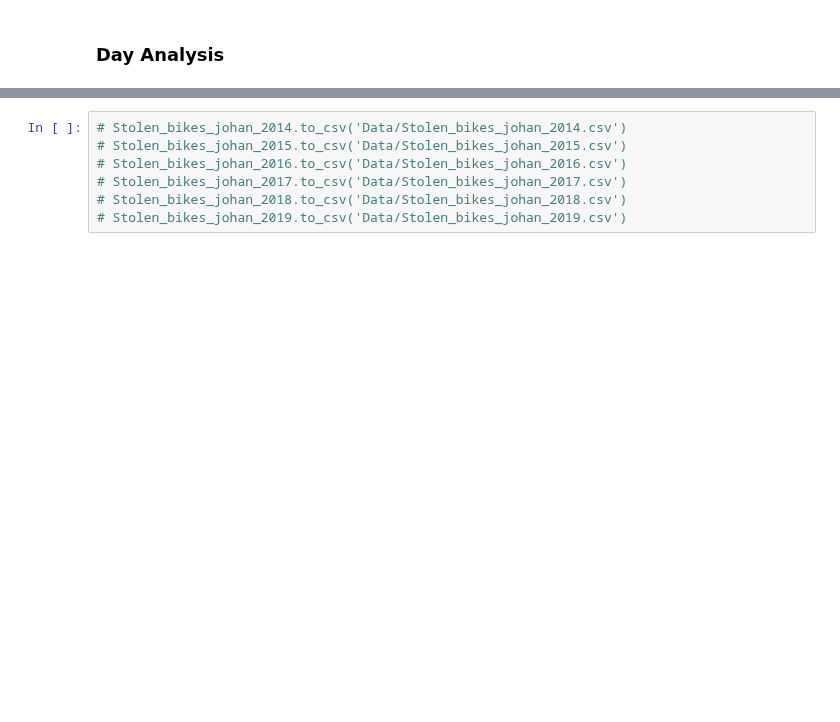
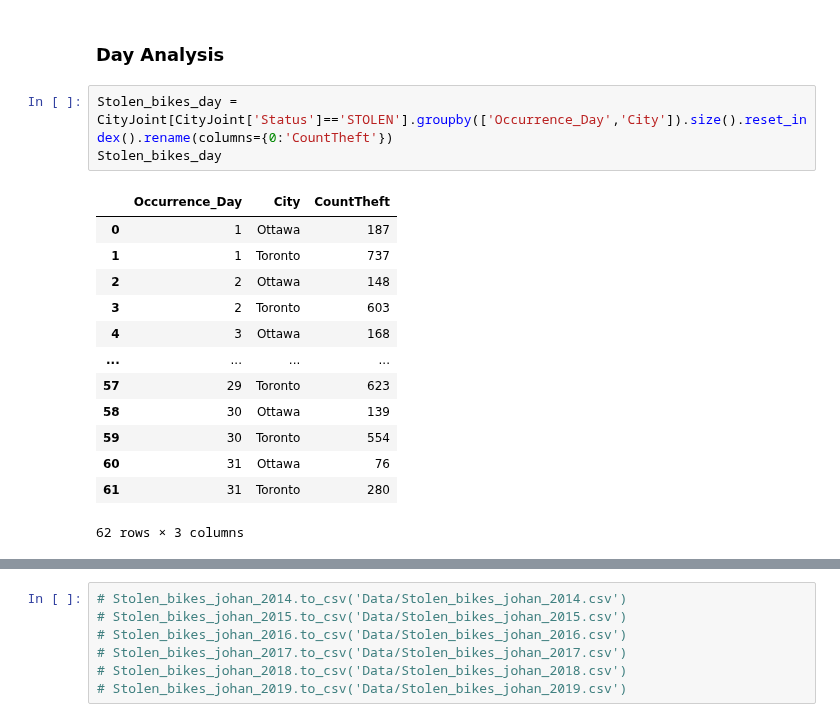
Before and after one commit to TEAM-IMT/bikes-theft-model, a Jupyter notebook: Codigos/Statistics_Census_Tatiana.ipynb, the cells around one changed output, grey strips where cells are left out. Cells and saved outputs as stored; diff of their text form; blank space fills up the shorter version.

```diff
--- a/Codigos/Statistics_Census_Tatiana.ipynb
+++ b/Codigos/Statistics_Census_Tatiana.ipynb
@@ -950,2 +1012,19 @@ According to the figure, it is observed that there is not a great difference bet
 # %% [markdown]
 ### Day Analysis
+# %%
+Stolen_bikes_day = CityJoint[CityJoint['Status']=='STOLEN'].groupby(['Occurrence_Day','City']).size().reset_index().rename(columns={0:'CountTheft'})
+Stolen_bikes_day
+# %% [output]
+|  | Occurrence_Day | City | CountTheft |
+| 0 | 1 | Ottawa | 187 |
+| 1 | 1 | Toronto | 737 |
+| 2 | 2 | Ottawa | 148 |
+| 3 | 2 | Toronto | 603 |
+| 4 | 3 | Ottawa | 168 |
+| ... | ... | ... | ... |
+| 57 | 29 | Toronto | 623 |
+| 58 | 30 | Ottawa | 139 |
+| 59 | 30 | Toronto | 554 |
+| 60 | 31 | Ottawa | 76 |
+| 61 | 31 | Toronto | 280 |
+62 rows × 3 columns
```
Also changed, not shown: parts of 27 cells of this notebook.
